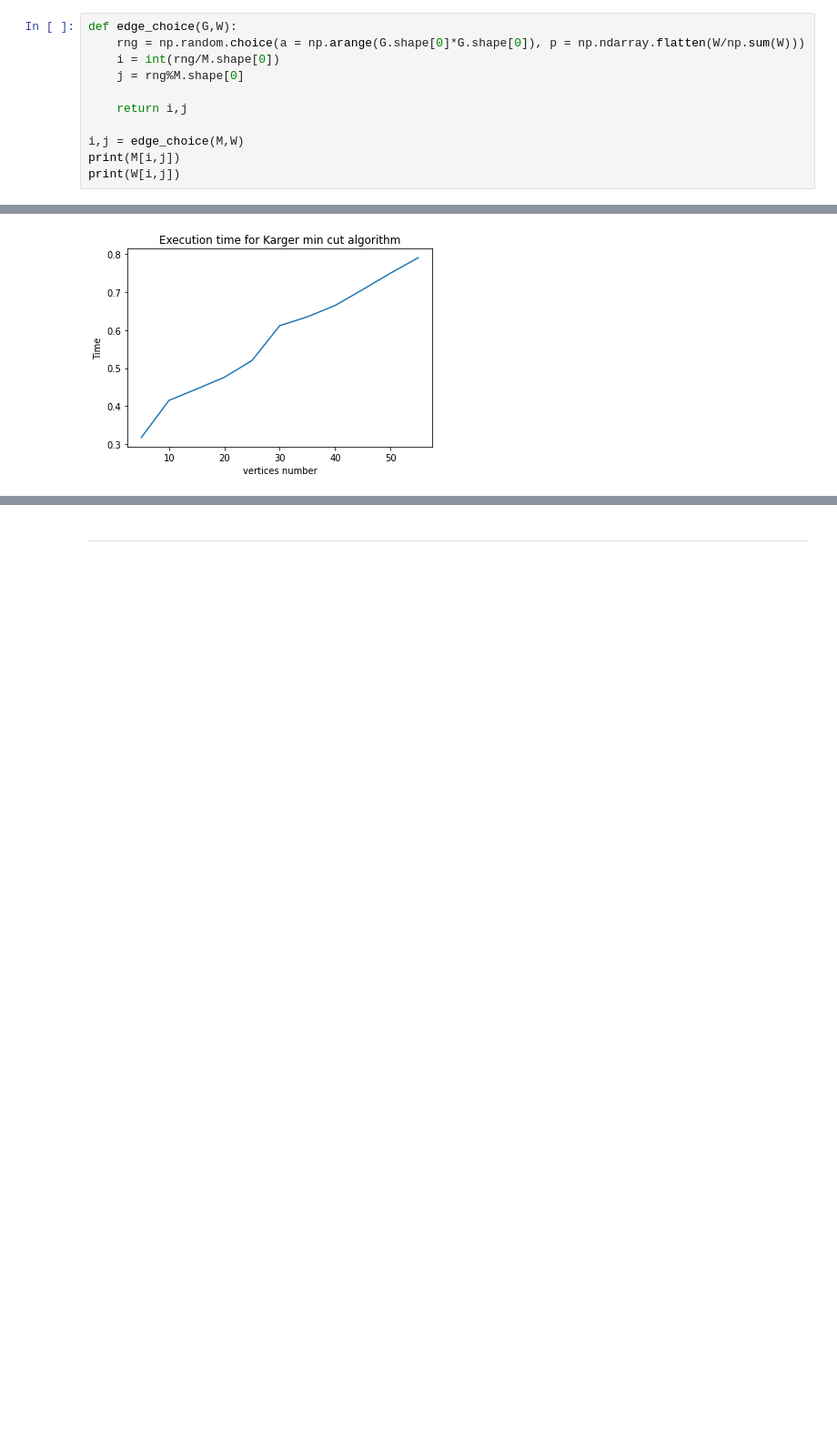
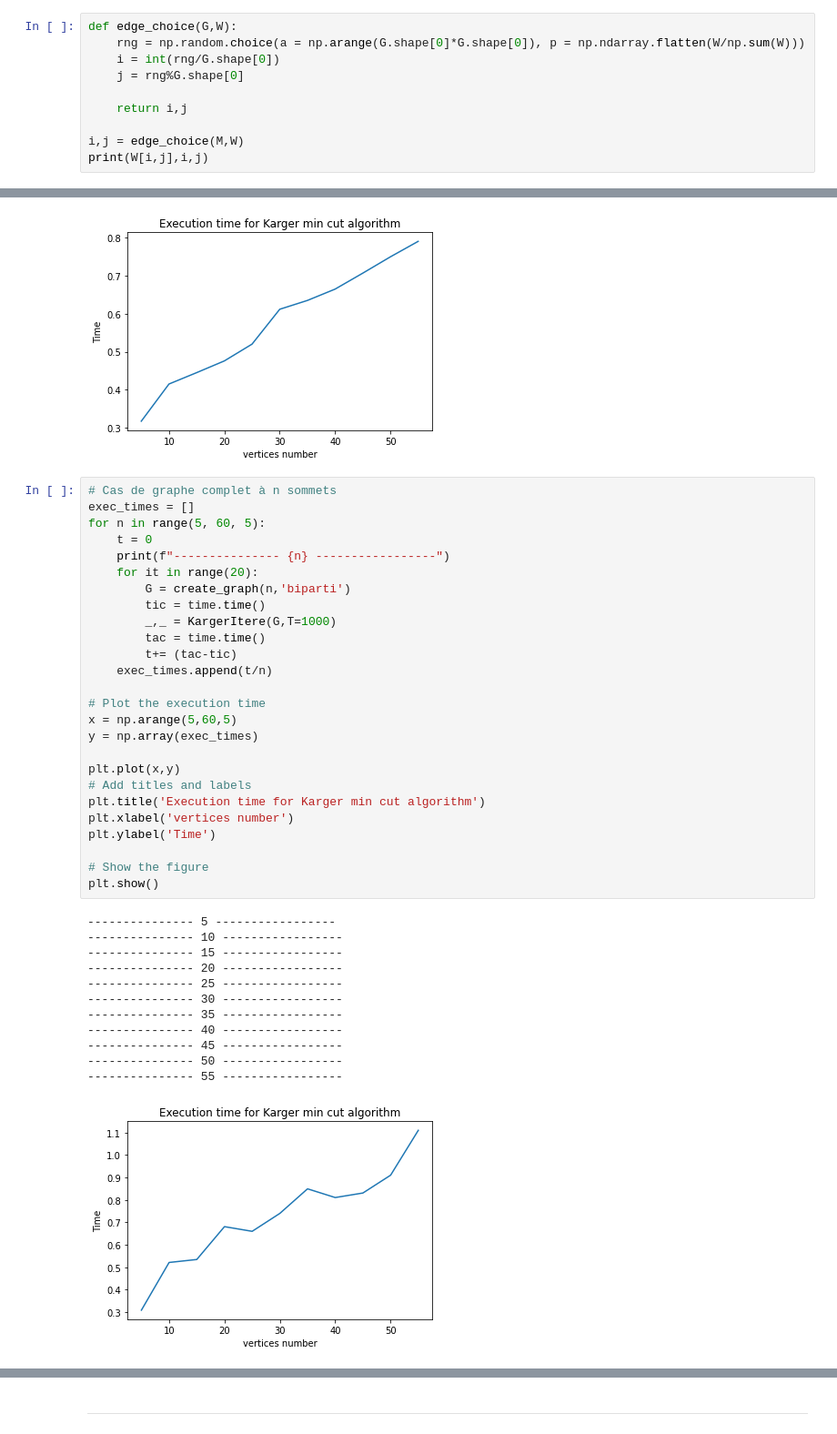
Before and after one commit to samynhl/Projet-COMPLEX, a Jupyter notebook: TME PROJET.ipynb, the cells around one changed output, grey strips where cells are left out. Shown at 91% size. Saved outputs shown, nothing was run; the diff lists cells and outputs as text; blank space fills up the shorter version.

```diff
--- a/TME PROJET.ipynb
+++ b/TME PROJET.ipynb
@@ -827,12 +825,11 @@ P = W/np.sum(W)
 # %%
 def edge_choice(G,W):
     rng = np.random.choice(a = np.arange(G.shape[0]*G.shape[0]), p = np.ndarray.flatten(W/np.sum(W)))
-    i = int(rng/M.shape[0])
-    j = rng%M.shape[0]
+    i = int(rng/G.shape[0])
+    j = rng%G.shape[0]
 
     return i,j
 
 i,j = edge_choice(M,W)
-print(M[i,j])
-print(W[i,j])
+print(W[i,j],i,j)
 # %% [output]
@@ -1091,3 +1098,42 @@ plt.show()
 --------------- 50 -----------------
 --------------- 55 -----------------
 [figure]
+# %%
+# Cas de graphe complet à n sommets
+exec_times = []
+for n in range(5, 60, 5):
+    t = 0
+    print(f"--------------- {n} -----------------")
+    for it in range(20):
+        G = create_graph(n,'biparti')
+        tic = time.time()
+        _,_ = KargerItere(G,T=1000)
+        tac = time.time()
+        t+= (tac-tic)
+    exec_times.append(t/n)
+
+# Plot the execution time
+x = np.arange(5,60,5)
+y = np.array(exec_times)
+
+plt.plot(x,y)
+# Add titles and labels
+plt.title('Execution time for Karger min cut algorithm')
+plt.xlabel('vertices number')
+plt.ylabel('Time')
+
+# Show the figure
+plt.show()
+# %% [output]
+--------------- 5 -----------------
+--------------- 10 -----------------
+--------------- 15 -----------------
+--------------- 20 -----------------
+--------------- 25 -----------------
+--------------- 30 -----------------
+--------------- 35 -----------------
+--------------- 40 -----------------
+--------------- 45 -----------------
+--------------- 50 -----------------
+--------------- 55 -----------------
+[figure, added]
```
Also changed, not shown: parts of 12 cells of this notebook.
